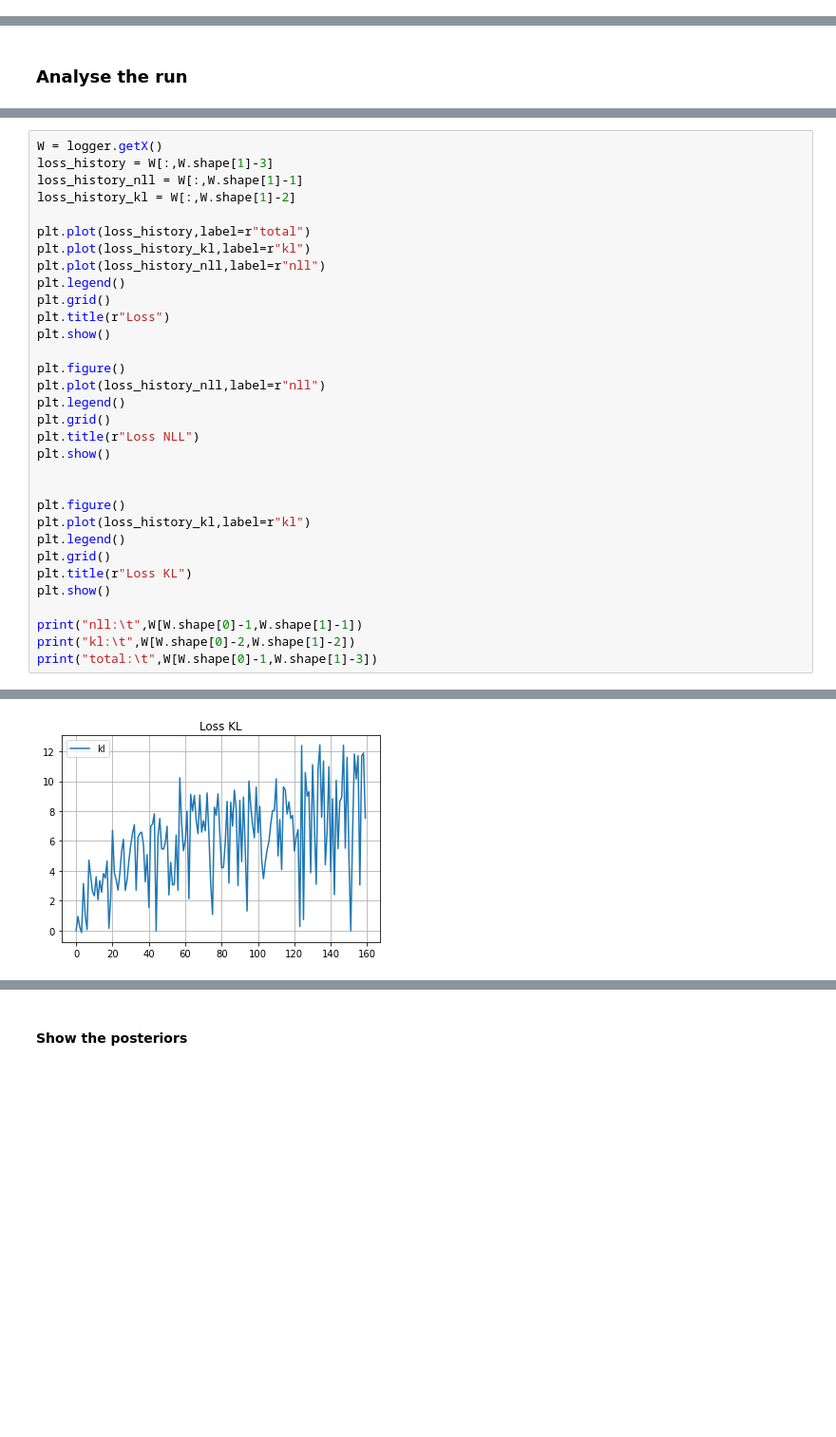
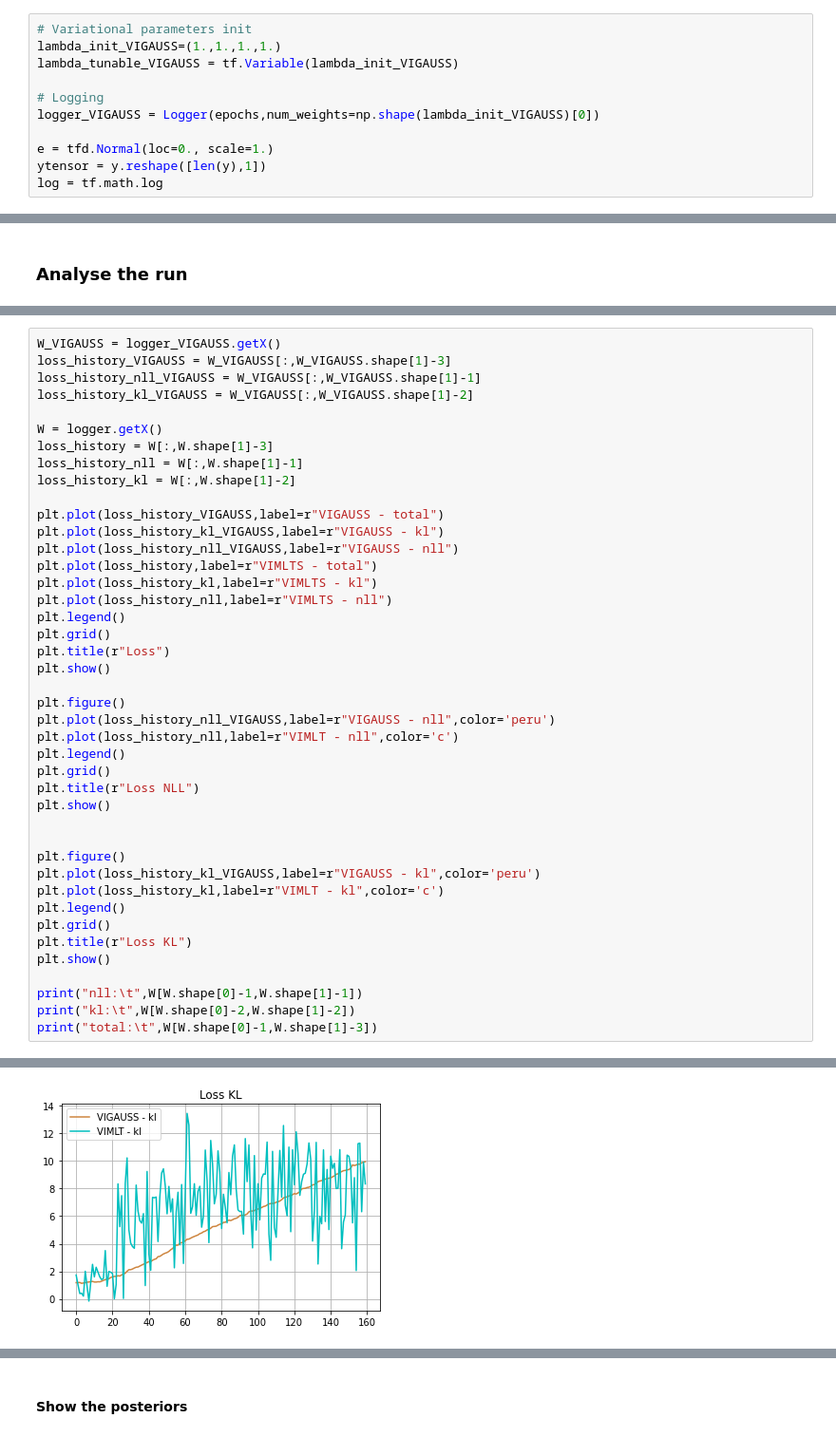
Before and after one commit to stefan1893/VIMLTS, a Jupyter notebook: ipynb/simple_regression.ipynb, the cells around one changed output, grey strips where cells are left out. Shown at 95% size. Saved outputs shown, nothing was run; the diff lists cells and outputs as text; blank space fills up the shorter version.

Commit message:
simple regression - VIGAUSS added

```diff
--- a/ipynb/simple_regression.ipynb
+++ b/ipynb/simple_regression.ipynb
@@ -199,0 +209,11 @@ def kl_divergence(q, p):
+# %%
+# Variational parameters init
+lambda_init_VIGAUSS=(1.,1.,1.,1.)
+lambda_tunable_VIGAUSS = tf.Variable(lambda_init_VIGAUSS)
+
+# Logging
+logger_VIGAUSS = Logger(epochs,num_weights=np.shape(lambda_init_VIGAUSS)[0])
+
+e = tfd.Normal(loc=0., scale=1.)
+ytensor = y.reshape([len(y),1])
+log = tf.math.log
@@ -359,19 +439,28 @@ plt.title(r'$w0$');
 # %%
+W_VIGAUSS = logger_VIGAUSS.getX()
+loss_history_VIGAUSS = W_VIGAUSS[:,W_VIGAUSS.shape[1]-3]
+loss_history_nll_VIGAUSS = W_VIGAUSS[:,W_VIGAUSS.shape[1]-1]
+loss_history_kl_VIGAUSS = W_VIGAUSS[:,W_VIGAUSS.shape[1]-2]
+
 W = logger.getX()
 loss_history = W[:,W.shape[1]-3]
 loss_history_nll = W[:,W.shape[1]-1]
 loss_history_kl = W[:,W.shape[1]-2]
 
-plt.plot(loss_history,label=r"total")
-plt.plot(loss_history_kl,label=r"kl")
-plt.plot(loss_history_nll,label=r"nll")
+plt.plot(loss_history_VIGAUSS,label=r"VIGAUSS - total")
+plt.plot(loss_history_kl_VIGAUSS,label=r"VIGAUSS - kl")
+plt.plot(loss_history_nll_VIGAUSS,label=r"VIGAUSS - nll")
+plt.plot(loss_history,label=r"VIMLTS - total")
+plt.plot(loss_history_kl,label=r"VIMLTS - kl")
+plt.plot(loss_history_nll,label=r"VIMLTS - nll")
 plt.legend()
 plt.grid()
 plt.title(r"Loss")
 plt.show()
 
 plt.figure()
-plt.plot(loss_history_nll,label=r"nll")
+plt.plot(loss_history_nll_VIGAUSS,label=r"VIGAUSS - nll",color='peru')
+plt.plot(loss_history_nll,label=r"VIMLT - nll",color='c')
 plt.legend()
 plt.grid()
 plt.title(r"Loss NLL")
@@ -379,7 +468,8 @@ plt.show()
 
 
 plt.figure()
-plt.plot(loss_history_kl,label=r"kl")
+plt.plot(loss_history_kl_VIGAUSS,label=r"VIGAUSS - kl",color='peru')
+plt.plot(loss_history_kl,label=r"VIMLT - kl",color='c')
 plt.legend()
 plt.grid()
 plt.title(r"Loss KL")
@@ -394 +484 @@ print("total:\t",W[W.shape[0]-1,W.shape[1]-3])
-[figure, old version]
+[figure, new version]
```
Also changed, not shown: parts of 17 cells of this notebook.
